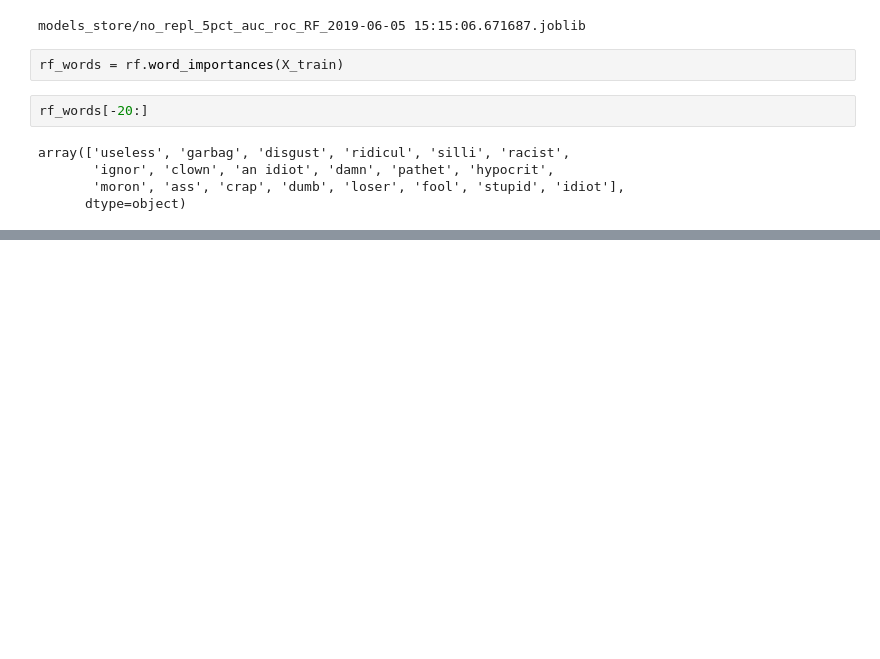
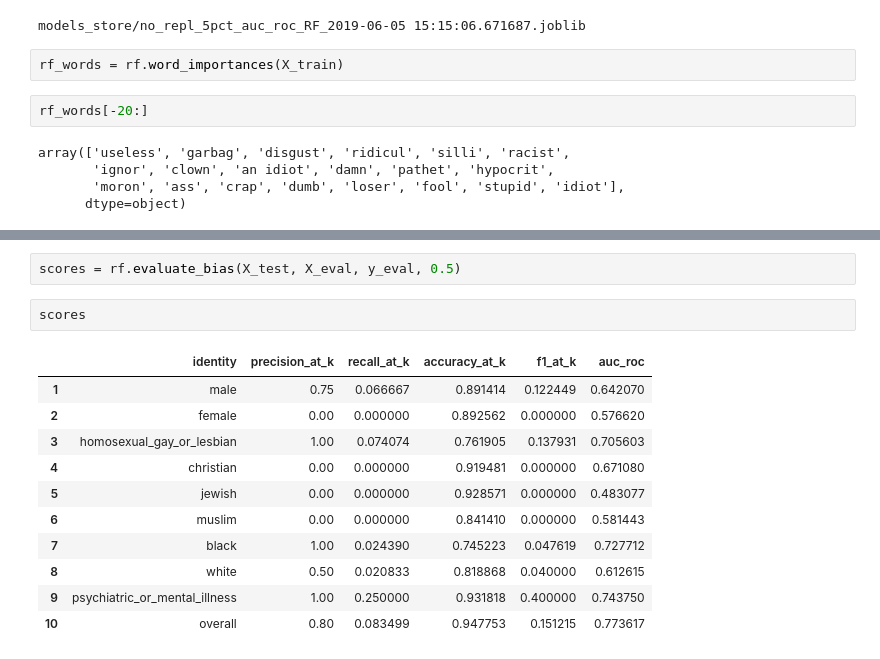
Before and after one commit to ElenaBadilloG/DetoxiPy, a Jupyter notebook: src/SKLEARN_MODELING.ipynb, the cells around one changed output, grey strips where cells are left out. Saved outputs shown, nothing was run; the diff lists cells and outputs as text; blank space fills up the shorter version.

```diff
--- a/src/SKLEARN_MODELING.ipynb
+++ b/src/SKLEARN_MODELING.ipynb
@@ -126,0 +139,16 @@ array(['useless', 'garbag', 'disgust', 'ridicul', 'silli', 'racist',
+# %%
+scores = rf.evaluate_bias(X_test, X_eval, y_eval, 0.5)
+# %%
+scores
+# %% [output]
+|  | identity | precision_at_k | recall_at_k | accuracy_at_k | f1_at_k | auc_roc |
+| 1 | male | 0.75 | 0.066667 | 0.891414 | 0.122449 | 0.642070 |
+| 2 | female | 0.00 | 0.000000 | 0.892562 | 0.000000 | 0.576620 |
+| 3 | homosexual_gay_or_lesbian | 1.00 | 0.074074 | 0.761905 | 0.137931 | 0.705603 |
+| 4 | christian | 0.00 | 0.000000 | 0.919481 | 0.000000 | 0.671080 |
+| 5 | jewish | 0.00 | 0.000000 | 0.928571 | 0.000000 | 0.483077 |
+| 6 | muslim | 0.00 | 0.000000 | 0.841410 | 0.000000 | 0.581443 |
+| 7 | black | 1.00 | 0.024390 | 0.745223 | 0.047619 | 0.727712 |
+| 8 | white | 0.50 | 0.020833 | 0.818868 | 0.040000 | 0.612615 |
+| 9 | psychiatric_or_mental_illness | 1.00 | 0.250000 | 0.931818 | 0.400000 | 0.743750 |
+| 10 | overall | 0.80 | 0.083499 | 0.947753 | 0.151215 | 0.773617 |
```
Also changed, not shown: parts of 3 cells of this notebook.
